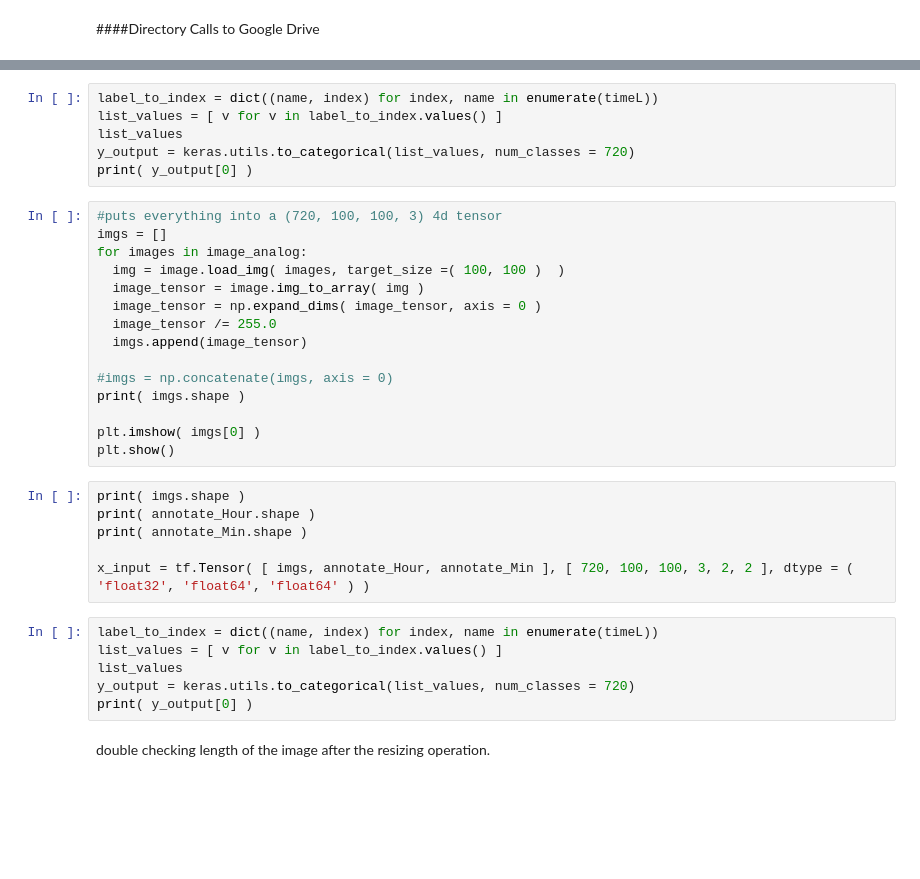
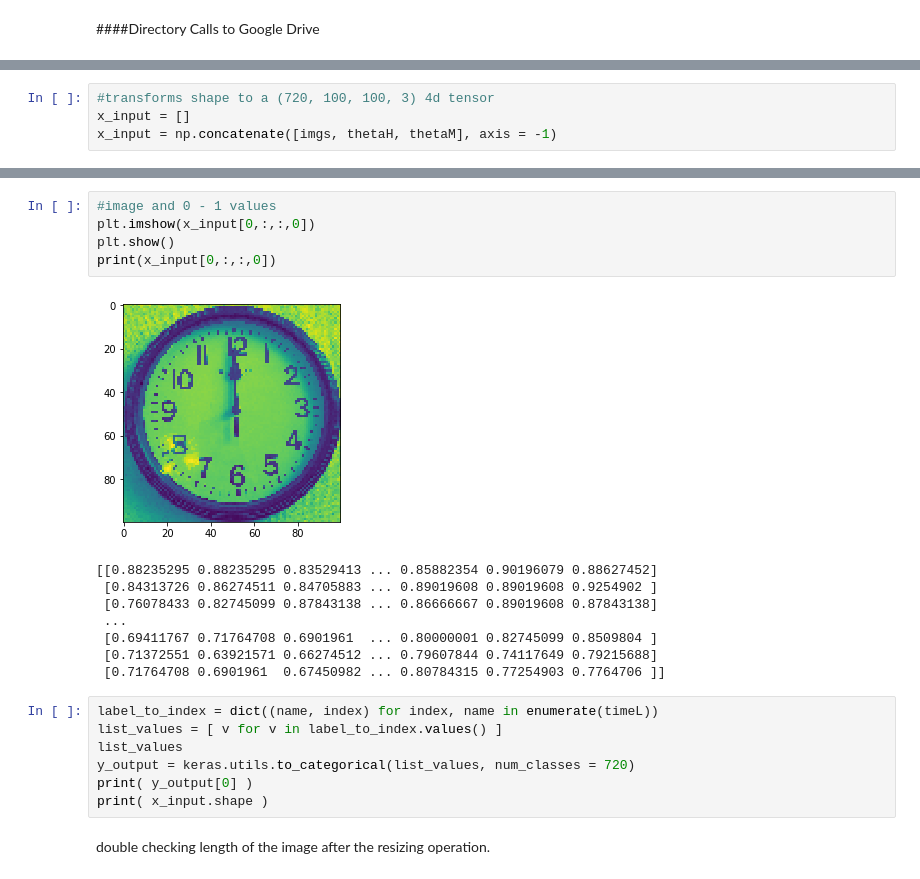
Before and after one commit to pkong0414/Deep-Learning-Projects, a Jupyter notebook: Copy_of_clockAI.ipynb, the cells around one changed output, grey strips where cells are left out. Drawn from its saved outputs; the diff is of its cells as text; blank space fills up the shorter version.

```diff
--- a/Copy_of_clockAI.ipynb
+++ b/Copy_of_clockAI.ipynb
@@ -241,0 +289,4 @@ Minute annotations:
+# %%
+#transforms shape to a (720, 100, 100, 3) 4d tensor
+x_input = []
+x_input = np.concatenate([imgs, thetaH, thetaM], axis = -1)
@@ -242,36 +298,24 @@ Minute annotations:
+# %%
+#image and 0 - 1 values
+plt.imshow(x_input[0,:,:,0])
+plt.show()
+print(x_input[0,:,:,0])
+# %% [output]
+[figure, added]
+[[0.88235295 0.88235295 0.83529413 ... 0.85882354 0.90196079 0.88627452]
+ [0.84313726 0.86274511 0.84705883 ... 0.89019608 0.89019608 0.9254902 ]
+ [0.76078433 0.82745099 0.87843138 ... 0.86666667 0.89019608 0.87843138]
+ ...
+ [0.69411767 0.71764708 0.6901961  ... 0.80000001 0.82745099 0.8509804 ]
+ [0.71372551 0.63921571 0.66274512 ... 0.79607844 0.74117649 0.79215688]
+ [0.71764708 0.6901961  0.67450982 ... 0.80784315 0.77254903 0.7764706 ]]
 # %%
 label_to_index = dict((name, index) for index, name in enumerate(timeL))
 list_values = [ v for v in label_to_index.values() ]
 list_values
 y_output = keras.utils.to_categorical(list_values, num_classes = 720)
 print( y_output[0] )
+print( x_input.shape )
-# %%
-#puts everything into a (720, 100, 100, 3) 4d tensor
-imgs = []
-for images in image_analog:
-  img = image.load_img( images, target_size =( 100, 100 )  )
-  image_tensor = image.img_to_array( img )
-  image_tensor = np.expand_dims( image_tensor, axis = 0 )
-  image_tensor /= 255.0
-  imgs.append(image_tensor)
-
-#imgs = np.concatenate(imgs, axis = 0)
-print( imgs.shape )
-
-plt.imshow( imgs[0] )
-plt.show()
-# %%
-print( imgs.shape )
-print( annotate_Hour.shape )
-print( annotate_Min.shape )
-
-x_input = tf.Tensor( [ imgs, annotate_Hour, annotate_Min ], [ 720, 100, 100, 3, 2, 2 ], dtype = ( 'float32', 'float64', 'float64' ) )
-# %%
-label_to_index = dict((name, index) for index, name in enumerate(timeL))
-list_values = [ v for v in label_to_index.values() ]
-list_values
-y_output = keras.utils.to_categorical(list_values, num_classes = 720)
-print( y_output[0] )
 # %% [markdown]
 double checking length of the image after the resizing operation.
 # %% [markdown]
```
Also changed, not shown: parts of 9 cells of this notebook.
